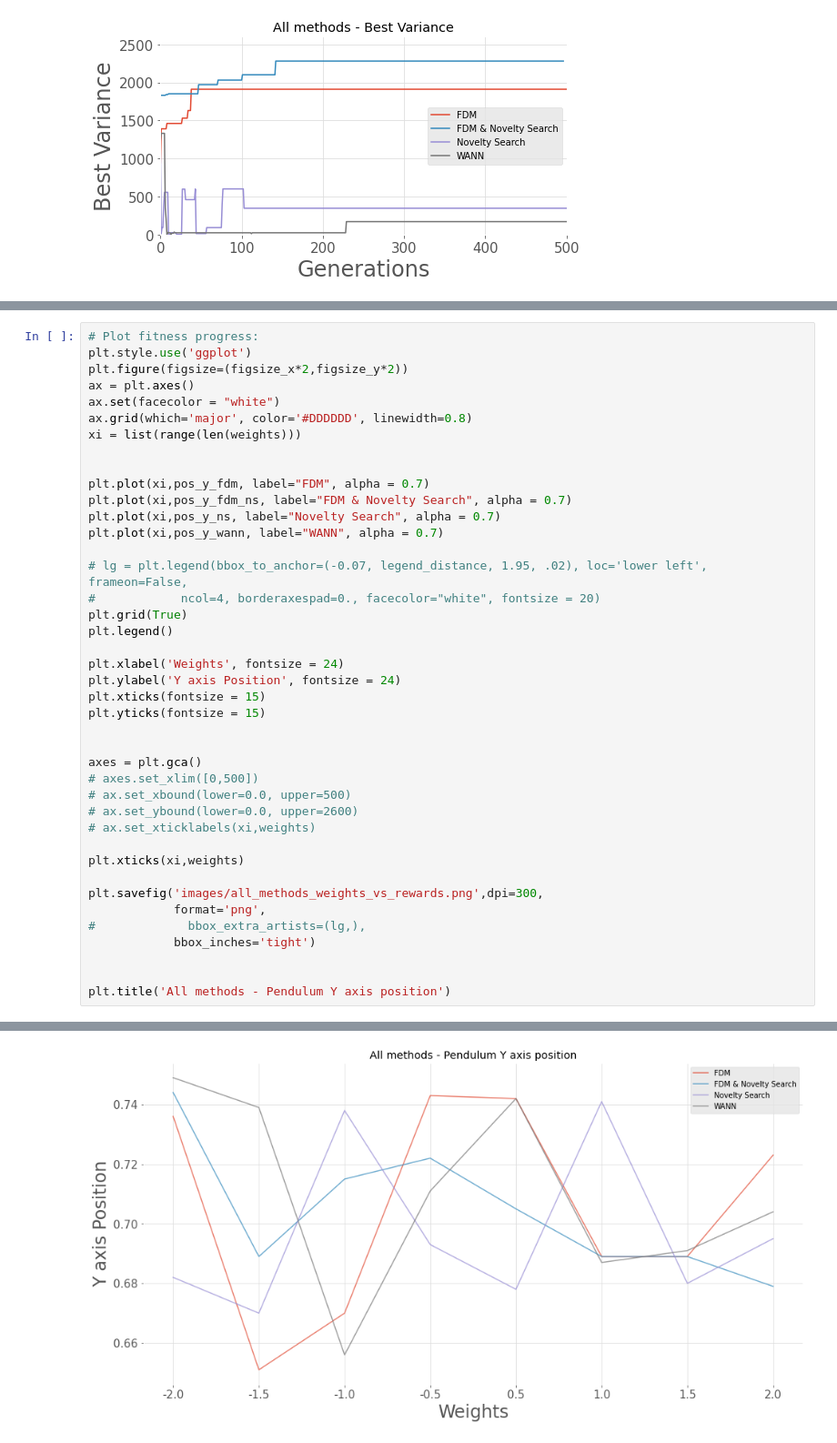
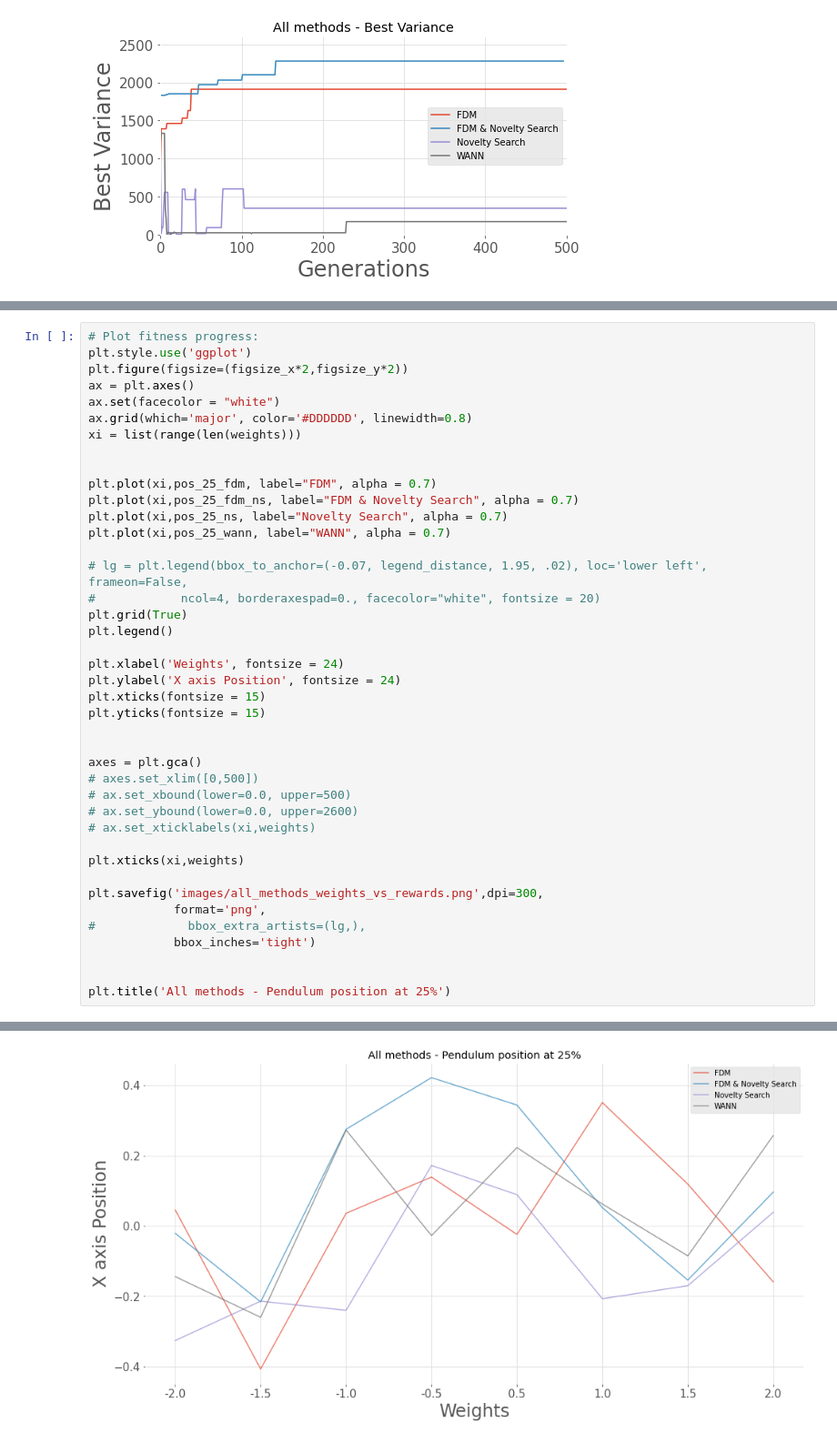
Before and after one commit to yurilavinas/brain-tokyo-workshop, a Jupyter notebook: fdm/fdm_code/Visualization_Comparison.ipynb, the cells around one changed output, grey strips where cells are left out. Shown at 91% size. Drawn from its saved outputs; the diff is of its cells as text.

```diff
--- a/fdm/fdm_code/Visualization_Comparison.ipynb
+++ b/fdm/fdm_code/Visualization_Comparison.ipynb
@@ -437,10 +720,10 @@ ax.grid(which='major', color='#DDDDDD', linewidth=0.8)
 xi = list(range(len(weights)))
 
 
-plt.plot(xi,pos_y_fdm, label="FDM", alpha = 0.7)
-plt.plot(xi,pos_y_fdm_ns, label="FDM & Novelty Search", alpha = 0.7)
-plt.plot(xi,pos_y_ns, label="Novelty Search", alpha = 0.7)
-plt.plot(xi,pos_y_wann, label="WANN", alpha = 0.7)
+plt.plot(xi,pos_25_fdm, label="FDM", alpha = 0.7)
+plt.plot(xi,pos_25_fdm_ns, label="FDM & Novelty Search", alpha = 0.7)
+plt.plot(xi,pos_25_ns, label="Novelty Search", alpha = 0.7)
+plt.plot(xi,pos_25_wann, label="WANN", alpha = 0.7)
 
 # lg = plt.legend(bbox_to_anchor=(-0.07, legend_distance, 1.95, .02), loc='lower left', frameon=False,
 #            ncol=4, borderaxespad=0., facecolor="white", fontsize = 20)
@@ -448,7 +731,7 @@ plt.grid(True)
 plt.legend()
 
 plt.xlabel('Weights', fontsize = 24)
-plt.ylabel('Y axis Position', fontsize = 24)
+plt.ylabel('X axis Position', fontsize = 24)
 plt.xticks(fontsize = 15)
 plt.yticks(fontsize = 15)
 
@@ -467,5 +750,5 @@ plt.savefig('images/all_methods_weights_vs_rewards.png',dpi=300,
             bbox_inches='tight')
 
 
-plt.title('All methods - Pendulum Y axis position')
+plt.title('All methods - Pendulum position at 25%')
 # %% [output]
@@ -473,2 +756,2 @@ Text(0.5, 1.0, 'All methods - Pendulum Y axis position')
-[figure, old version]
+[figure, new version]
 # %%
```
Also changed, not shown: parts of 16 cells of this notebook, 6 other files.
